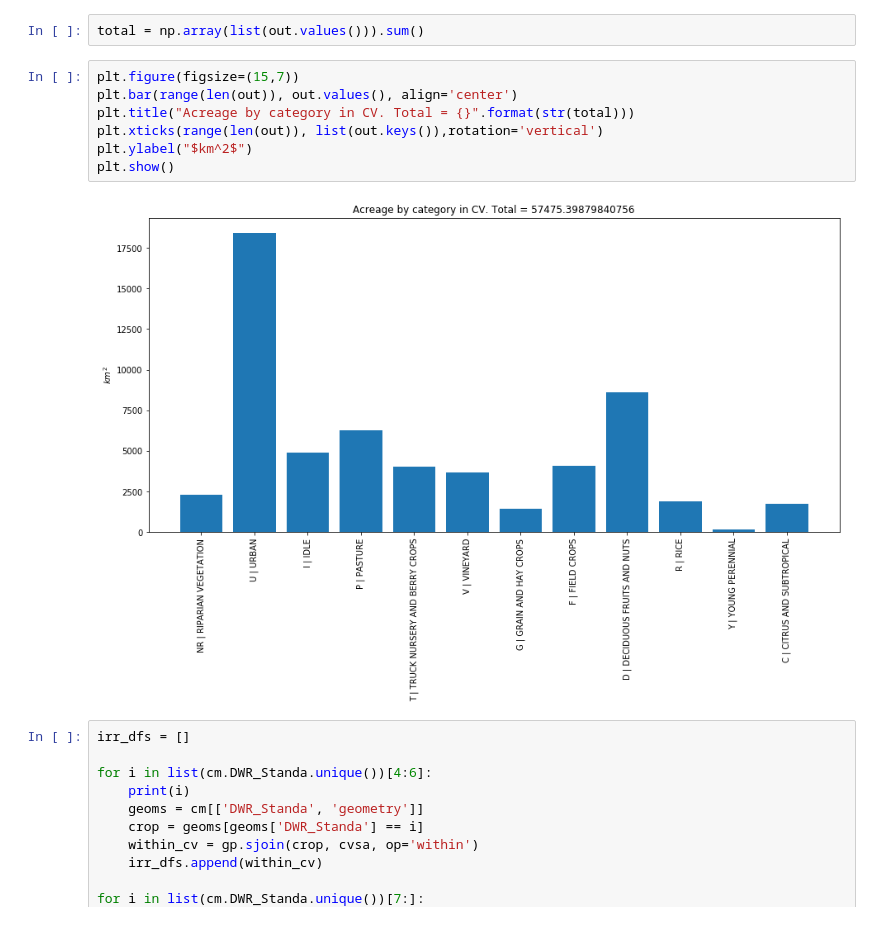
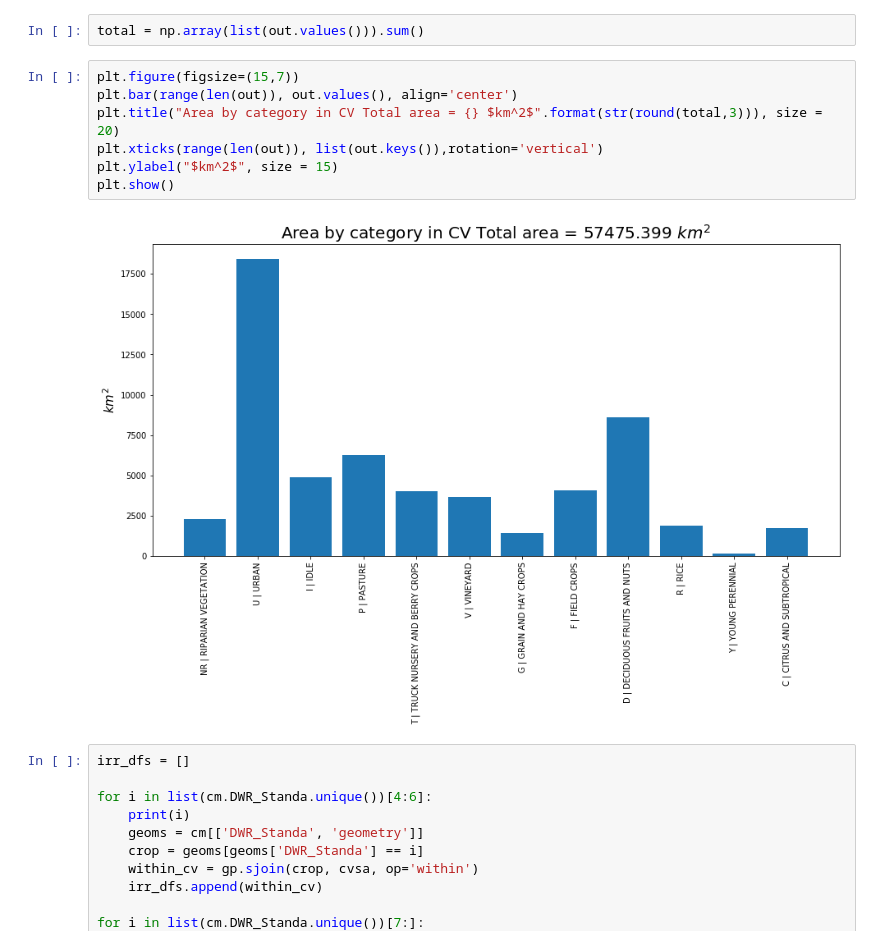
Before and after one commit to kashingtonDC/cvwbm, a Jupyter notebook: code/DWR_crops.ipynb, the cells around one changed output. Cells and saved outputs as stored; diff of their text form.

```diff
--- a/code/DWR_crops.ipynb
+++ b/code/DWR_crops.ipynb
@@ -31,12 +40,12 @@ total = np.array(list(out.values())).sum()
 # %%
 plt.figure(figsize=(15,7))
 plt.bar(range(len(out)), out.values(), align='center')
-plt.title("Acreage by category in CV. Total = {}".format(str(total)))
+plt.title("Area by category in CV Total area = {} $km^2$".format(str(round(total,3))), size = 20)
 plt.xticks(range(len(out)), list(out.keys()),rotation='vertical')
-plt.ylabel("$km^2$")
+plt.ylabel("$km^2$", size = 15)
 plt.show()
 # %% [output]
-[figure, old version]
+[figure, new version]
 # %%
 irr_dfs = []
 
```
Also changed, not shown: parts of 23 cells of this notebook.
